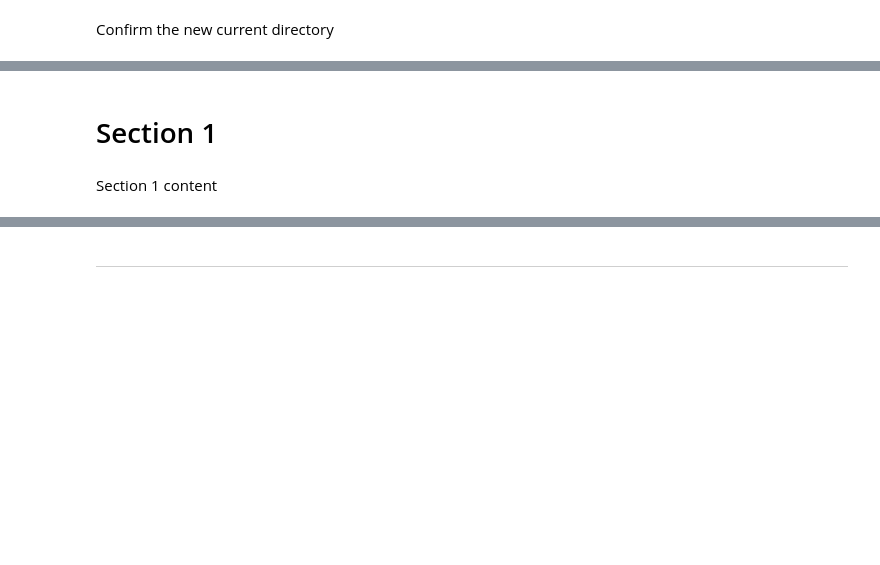
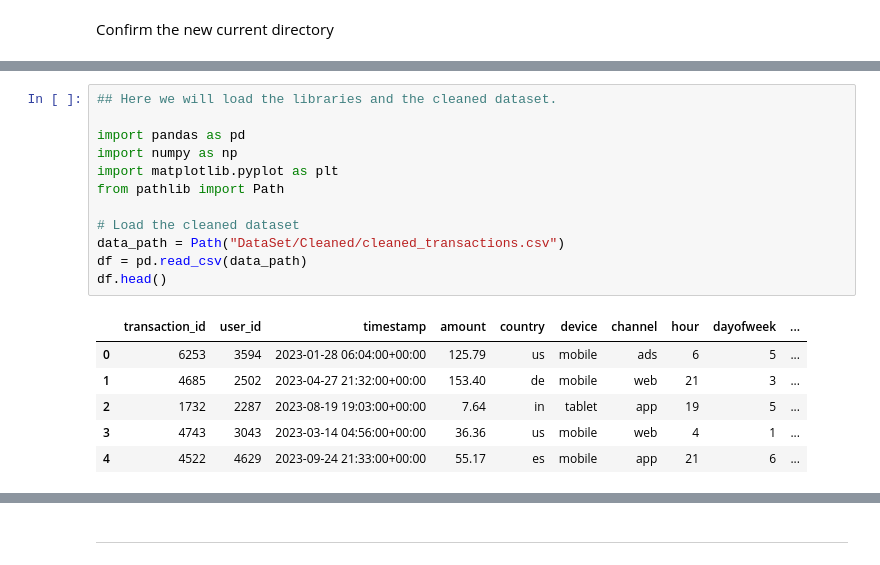
Before and after one commit to Ninestein666/E-Commerce-Fraud-Detection-Capstone, a Jupyter notebook: jupyter_notebooks/EDA.ipynb, the cells around one changed output, grey strips where cells are left out. Cells and saved outputs as stored; diff of their text form; blank space fills up the shorter version.

Commit message:
ETL and EDA sections updated

```diff
--- a/jupyter_notebooks/EDA.ipynb
+++ b/jupyter_notebooks/EDA.ipynb
@@ -44,4 +50,19 @@ current_dir
-# %% [markdown]
-# Section 1
-# %% [markdown]
-Section 1 content
+# %%
+## Here we will load the libraries and the cleaned dataset.
+
+import pandas as pd
+import numpy as np
+import matplotlib.pyplot as plt
+from pathlib import Path
+
+# Load the cleaned dataset
+data_path = Path("DataSet/Cleaned/cleaned_transactions.csv")
+df = pd.read_csv(data_path)
+df.head()
+# %% [output]
+|  | transaction_id | user_id | timestamp | amount | country | device | channel | hour | dayofweek | ... |
+| 0 | 6253 | 3594 | 2023-01-28 06:04:00+00:00 | 125.79 | us | mobile | ads | 6 | 5 | ... |
+| 1 | 4685 | 2502 | 2023-04-27 21:32:00+00:00 | 153.40 | de | mobile | web | 21 | 3 | ... |
+| 2 | 1732 | 2287 | 2023-08-19 19:03:00+00:00 | 7.64 | in | tablet | app | 19 | 5 | ... |
+| 3 | 4743 | 3043 | 2023-03-14 04:56:00+00:00 | 36.36 | us | mobile | web | 4 | 1 | ... |
+| 4 | 4522 | 4629 | 2023-09-24 21:33:00+00:00 | 55.17 | es | mobile | app | 21 | 6 | ... |
```
Also changed, not shown: parts of 18 cells of this notebook, 1 other file.
